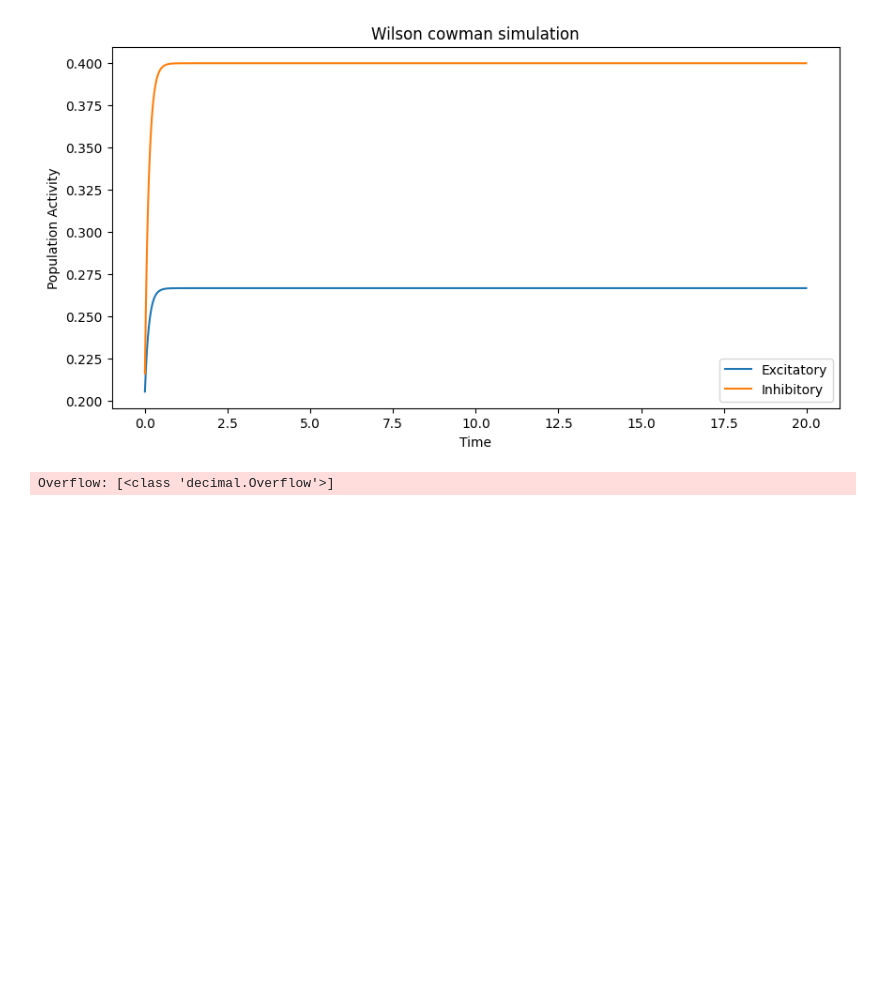
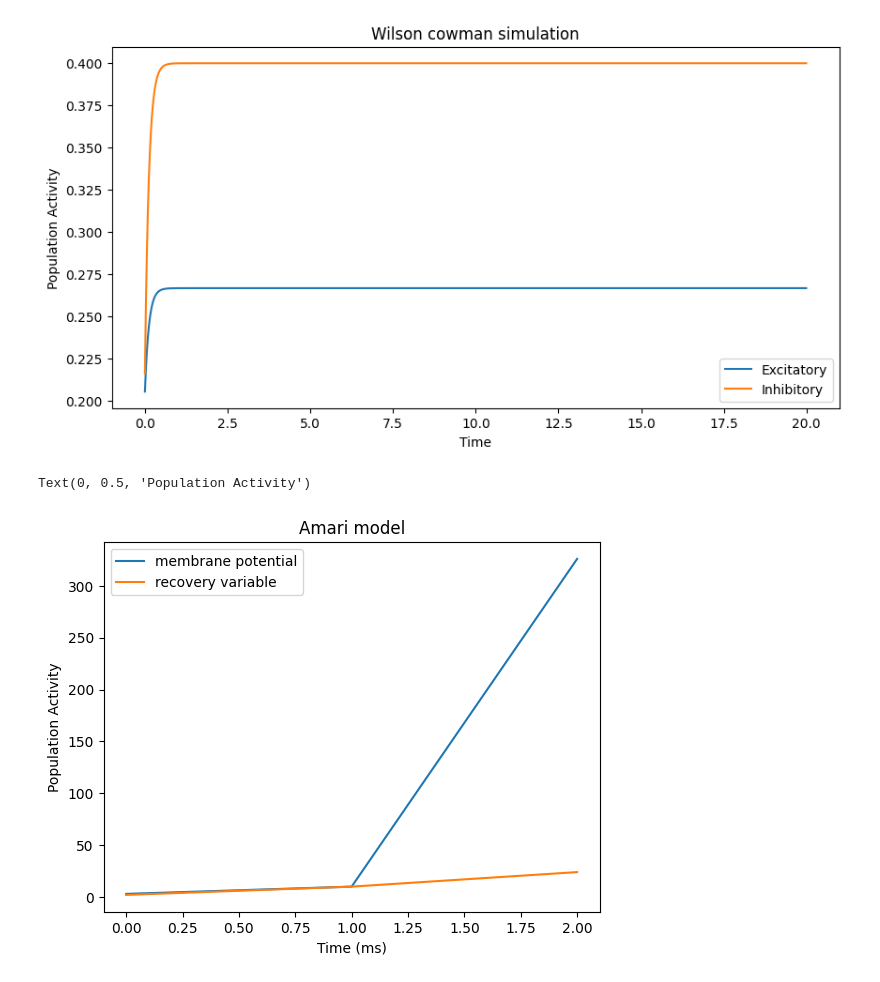
Before and after one commit to Da4kek/CNM, a Jupyter notebook: Example_usage.ipynb, the cells around one changed output. Drawn from its saved outputs; the diff is of its cells as text; code cells hidden in the pictures; blank space fills up the shorter version.

Commit message:
Fixed amari error to use int

```diff
--- a/Example_usage.ipynb
+++ b/Example_usage.ipynb
@@ -126,6 +126,15 @@ from decimal import Decimal
 
 model = NFM.Amari()
 model.initialize()
-V,W = model.simulate(Int=Decimal('15.'))
+V,W = model.simulate(Int=3,T = 3)
-# %% [output]
-Overflow: [<class 'decimal.Overflow'>]
+# %%
+import matplotlib.pyplot as plt
+plt.plot(range(0,3),V,label = "membrane potential")
+plt.plot(range(0,3),W,label = "recovery variable")
+plt.legend()
+plt.title("Amari model")
+plt.xlabel("Time (ms)")
+plt.ylabel("Population Activity")
+# %% [output]
+Text(0, 0.5, 'Population Activity')
+[figure, added]
```
Also changed, not shown: 1 other file.
